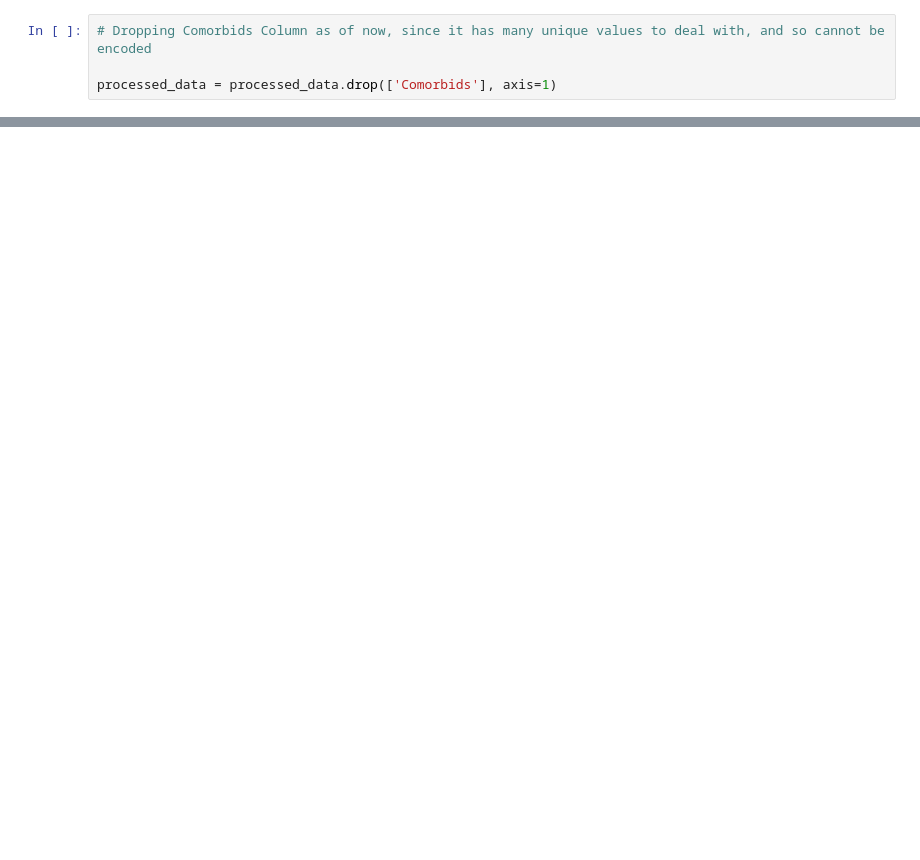
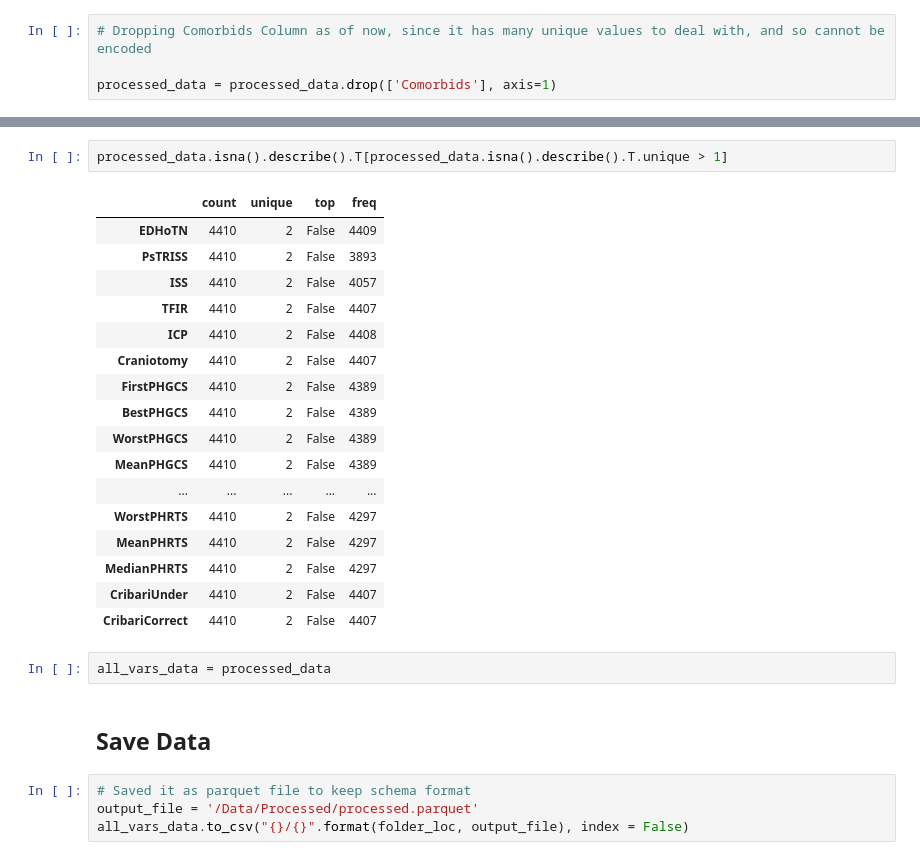
Before and after one commit to Rishabhkandoi/CapstoneUR, a Jupyter notebook: Code/DataPrep/TraumaDetectionDataExploration.ipynb, the cells around one changed output, grey strips where cells are left out. Saved outputs shown, nothing was run; the diff lists cells and outputs as text; blank space fills up the shorter version.

```diff
--- a/Code/DataPrep/TraumaDetectionDataExploration.ipynb
+++ b/Code/DataPrep/TraumaDetectionDataExploration.ipynb
@@ -180,0 +405,28 @@ processed_data = processed_data.drop(['Comorbids'], axis=1)
+# %%
+processed_data.isna().describe().T[processed_data.isna().describe().T.unique > 1]
+# %% [output]
+|  | count | unique | top | freq |
+| EDHoTN | 4410 | 2 | False | 4409 |
+| PsTRISS | 4410 | 2 | False | 3893 |
+| ISS | 4410 | 2 | False | 4057 |
+| TFIR | 4410 | 2 | False | 4407 |
+| ICP | 4410 | 2 | False | 4408 |
+| Craniotomy | 4410 | 2 | False | 4407 |
+| FirstPHGCS | 4410 | 2 | False | 4389 |
+| BestPHGCS | 4410 | 2 | False | 4389 |
+| WorstPHGCS | 4410 | 2 | False | 4389 |
+| MeanPHGCS | 4410 | 2 | False | 4389 |
+| ... | ... | ... | ... | ... |
+| WorstPHRTS | 4410 | 2 | False | 4297 |
+| MeanPHRTS | 4410 | 2 | False | 4297 |
+| MedianPHRTS | 4410 | 2 | False | 4297 |
+| CribariUnder | 4410 | 2 | False | 4407 |
+| CribariCorrect | 4410 | 2 | False | 4407 |
+# %%
+all_vars_data = processed_data
+# %% [markdown]
+## Save Data
+# %%
+# Saved it as parquet file to keep schema format
+output_file = '/Data/Processed/processed.parquet'
+all_vars_data.to_csv("{}/{}".format(folder_loc, output_file), index = False)
```
Also changed, not shown: parts of 42 cells of this notebook.
